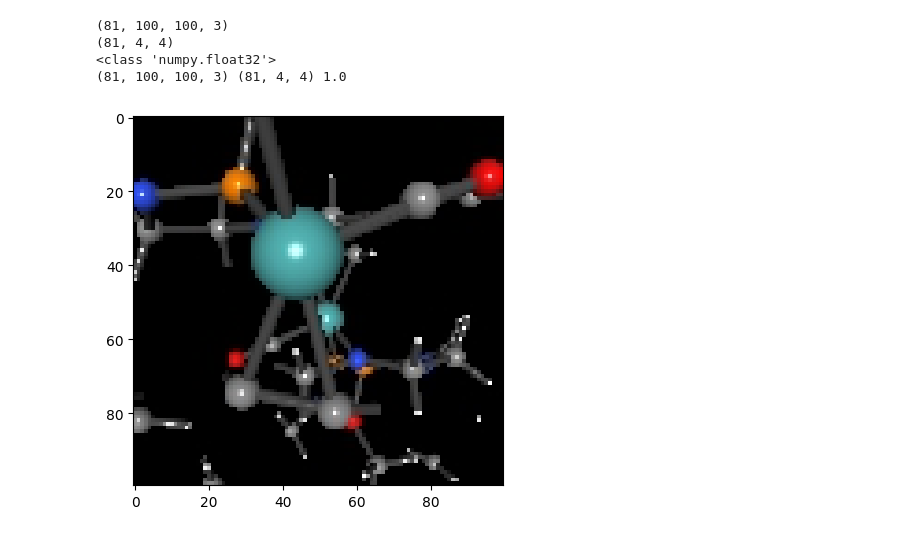
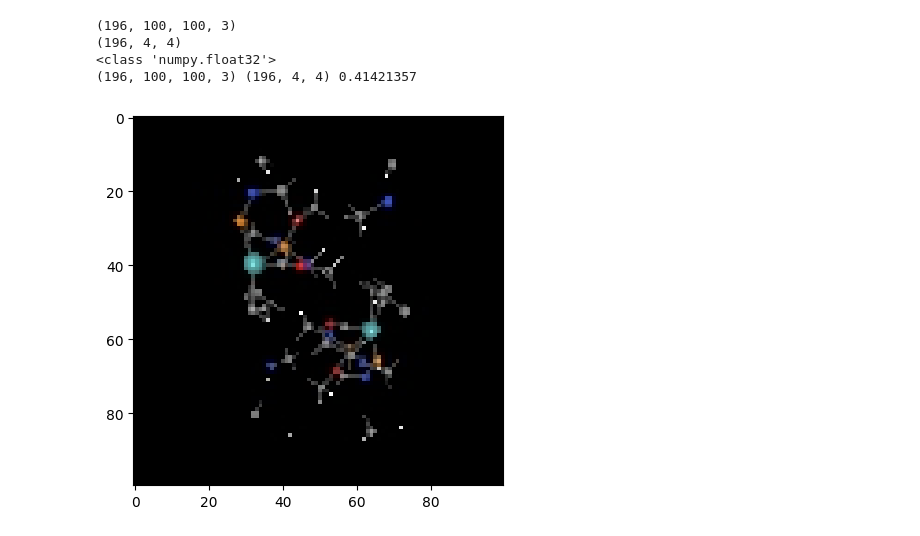
Before and after one commit to franz96521/band-gap, a Jupyter notebook: tiny_nerf_pt.ipynb, the cells around one changed output. Saved outputs shown, nothing was run; the diff lists cells and outputs as text; code cells hidden in the pictures.

```diff
--- a/tiny_nerf_pt.ipynb
+++ b/tiny_nerf_pt.ipynb
@@ -21,34 +21,30 @@ device = torch.device("cuda:0" if torch.cuda.is_available() else "cpu")
 # %%
 
 def loadData(Path):
     x = np.load(Path, allow_pickle=True)
     print(x["images"].shape)
     print(x["poses"].shape)
     return x["images"], x["poses"], x["focal"]
 
-path = r"Datasets\3d\100x100_BP1.51\0\data.npz"
+path = r"Datasets\3d\100x100_BP1.5\0\data.npz"
 images, poses, focal = loadData(path)
-# images = np.array(images, dtype=np.float32)
-# poses = np.array(poses, dtype=np.float32)
-# focal = np.array(focal, dtype=np.float32)
-# focal = np.array(45,dtype=np.float32)
+
 print(type(images[0][0][0][0]))
 H, W = images.shape[1:3]
 print(images.shape, poses.shape, focal)
-# print(images[0])
+
 t_num = np.random.randint(0, images.shape[0])
 testimg, testpose = images[t_num], poses[t_num]
-# images = images[:100,...,:3]
-# poses = poses[:100]
+
 
 plt.imshow(testimg)
 plt.show()
 # %% [output]
-(81, 100, 100, 3)
-(81, 4, 4)
+(196, 100, 100, 3)
+(196, 4, 4)
 <class 'numpy.float32'>
-(81, 100, 100, 3) (81, 4, 4) 1.0
+(196, 100, 100, 3) (196, 4, 4) 0.41421357
-[figure, old version]
+[figure, new version]
 # %%
 # Load data from npz
 '''
```
Also changed, not shown: parts of 2 cells of this notebook, 5 other files.
